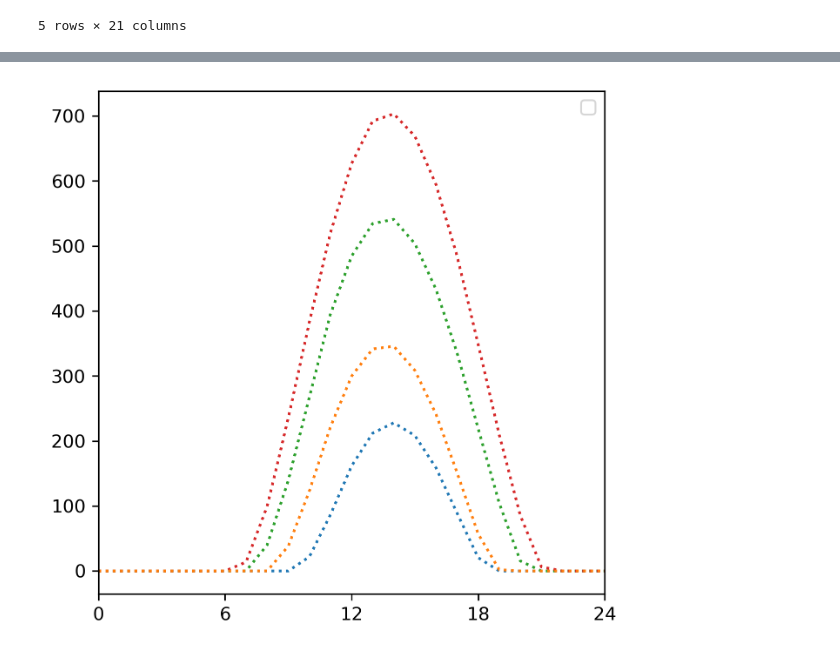
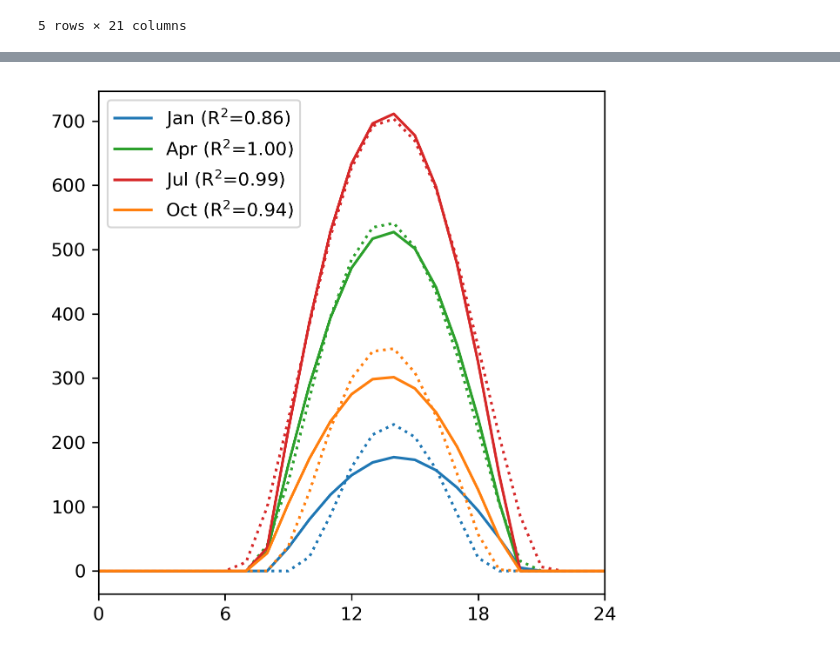
Before and after one commit to amounier/thermal, a Jupyter notebook: RC_models.ipynb, the cells around one changed output, grey strips where cells are left out. Cells and saved outputs as stored; diff of their text form; code cells hidden in the pictures.

Commit message:
modelling of direct sun irradiance

```diff
--- a/RC_models.ipynb
+++ b/RC_models.ipynb
@@ -423,7 +423,7 @@ month_day_hourly_solar_data.head()
 | 2000-01-01 04:00:00 | 0.0 | 0.0 | 0.0 | 0.0 | 0.0 | 0.0 | 0.0 | 0.0 | 0.0 | 0.0 | ... | ... |
 5 rows × 21 columns
 # %%
-if False:
+if True:
     month_day_daily_solar_data = month_day_hourly_solar_data.groupby(pd.Grouper(freq='1D')).max()
 
     fig,ax = plt.subplots(dpi=300,figsize=(5,5))
@@ -590,0 +583,27 @@ daily_profile_parameters.get(1)
+# %%
+def get_irradiance(t,parameters_dict):
+    """
+    Modélisation simplifiée des variations de températures journalières.
+    """
+    def irradiance(t,Imax,T,phi):
+        tp = t%24
+        res = Imax*np.sin(2*np.pi/T*t+phi)
+        res = max(res,0)
+        return res
+
+    def gaussian_irradiance(t,Imax,sigma,mu):
+        tp = t%24
+        res = Imax*(1/(sigma*np.sqrt(2*np.pi)))*np.exp(-(tp-mu)**2/(2*sigma**2))
+        return res
+
+    res = [np.nan]*len(t)
+    for i,date in enumerate(t):
+        date = pd.Timestamp(date)
+        h = date.hour
+        parameters = parameters_dict.get(date.month)
+
+        res[i] = irradiance(h,*parameters)
+    return res
+
+month_day_hourly_solar_data['model_daily_irradiance'] = get_irradiance(month_day_hourly_solar_data.index.values,daily_profile_solar_parameters)
+month_day_hourly_solar_data.head()
@@ -591,31 +618,31 @@ daily_profile_parameters.get(1)
 # %%
 if True:
     days = 1
     intervals = 6
 
     fig,ax = plt.subplots(dpi=300,figsize=(5*days,5))
     month_season_dict = {1:'DJF',2:'DJF',3:'MAM',4:'MAM',5:'MAM',6:'JJA',7:'JJA',8:'JJA',9:'SON',10:'SON',11:'SON',12:'DJF'}
     season_color_dict = {'DJF':'tab:blue','MAM':'tab:green','JJA':'tab:red','SON':'tab:orange'}
     for month in range(1,13):
         plot_hour_hourly_data = hour_hourly_solar_data[hour_hourly_solar_data.month==month].copy()
-        plot_hour_hourly_data.mean_value = plot_hour_hourly_data.mean_value #- plot_hour_hourly_data.mean_value.max()
+        #plot_hour_hourly_data.mean_value = plot_hour_hourly_data.mean_value #- plot_hour_hourly_data.mean_value.max()
         more_hour = list(range(24,100))
         more_hour_df = pd.DataFrame().from_dict({'month':[month]*len(more_hour),'hour':more_hour, 'mean_value':[plot_hour_hourly_data[plot_hour_hourly_data.hour==h%24].mean_value.values[0] for h in more_hour]})
         plot_hour_hourly_data = pd.concat([plot_hour_hourly_data, more_hour_df])
         if month in [1,4,7,10]:#list(range(1,13)):
             month_name = pd.to_datetime('2000-{}-01'.format(month)).strftime('%b')
             ax.plot(plot_hour_hourly_data.hour,plot_hour_hourly_data.mean_value,color=season_color_dict.get(month_season_dict.get(month)),ls=':')
-            #model = get_second_order_daily_temperature([pd.to_datetime('2000-{}-01 {}:00:00'.format(month, h%24)) for h in plot_hour_hourly_data.hour], daily_profile_parameters)
-            #corr = r2_score(plot_hour_hourly_data.mean_value, model)
-            #ax.plot(plot_hour_hourly_data.hour,model,color=season_color_dict.get(month_season_dict.get(month)),label='{} (R$^2$={:.2f})'.format(month_name, corr))
+            model = get_irradiance([pd.to_datetime('2000-{}-01 {}:00:00'.format(month, h%24)) for h in plot_hour_hourly_data.hour], daily_profile_solar_parameters)
+            corr = r2_score(plot_hour_hourly_data.mean_value, model)
+            ax.plot(plot_hour_hourly_data.hour,model,color=season_color_dict.get(month_season_dict.get(month)),label='{} (R$^2$={:.2f})'.format(month_name, corr))
     ax.set_xlim([0,24*days])
     ax.set_xticks(list(range(0,24*days+1,intervals)), [x%24 if x!= 24 else x for x in list(range(0,24*days+1,intervals))])
     ax.legend()
     # ax.grid()
     #ax.set_xlabel('Heure de la journée (h)')
     #ax.set_ylabel('Écart à la température moyenne journalière (°C)')
 
     #plt.savefig(os.path.join(figs_folder,'daily_temperature_2nd_order_fit_timeserie.png'),bbox_inches='tight')
     plt.show()
 # %% [output]
-[figure, old version]
+[figure, new version]
```
Also changed, not shown: parts of 3 cells of this notebook.
